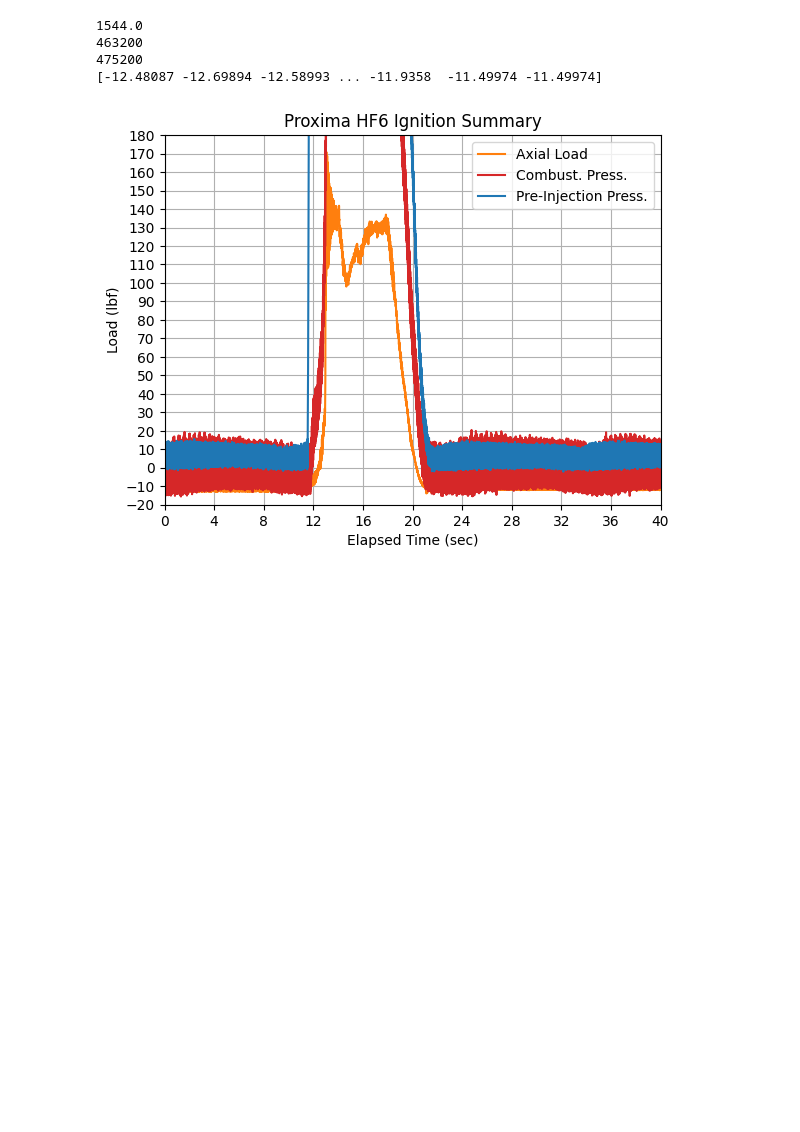
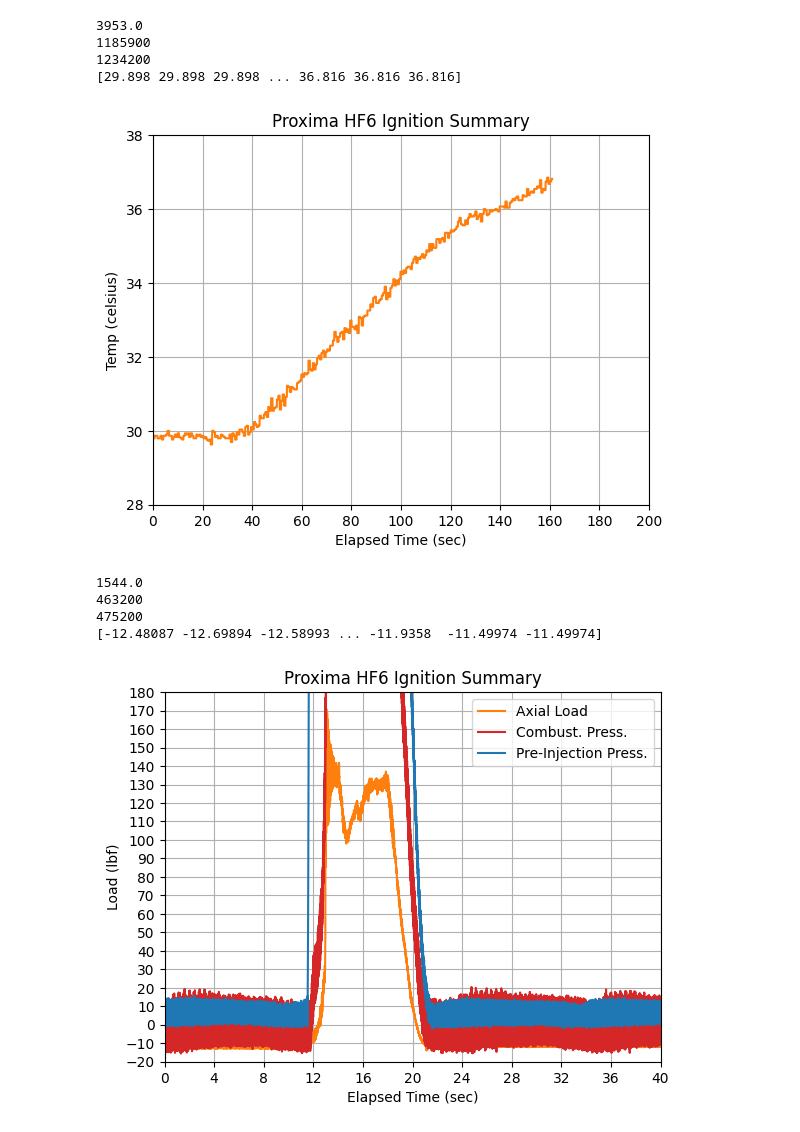
Before and after one commit to rice-eclipse/hotfire-data, a Jupyter notebook: analysis-proxima-hf-7.ipynb, the cells around one changed output. Drawn from its saved outputs; the diff is of its cells as text; code cells hidden in the pictures; blank space fills up the shorter version.

```diff
--- a/analysis-proxima-hf-7.ipynb
+++ b/analysis-proxima-hf-7.ipynb
@@ -84,3 +87,13 @@ plt.show()
+# %%
+ep.plot(sensor_id=6, event_id=25, duration=200, filter=None,
+        title="Proxima HF6 Ignition Summary", ylabel="Temp (celsius)",
+        legend="rtd temp", num_xticks=11, dif_yticks=2,color="tab:orange")
+# %% [output]
+3953.0
+1185900
+1234200
+[29.898 29.898 29.898 ... 36.816 36.816 36.816]
+[figure, added]
 # %%
 ep.plot(sensor_id=1, event_id=23, duration=40, filter=None,
         title="Proxima HF6 Ignition Summary", ylabel="Load (lbf)",
```
Also changed, not shown: parts of 5 cells of this notebook, 4 other files.
